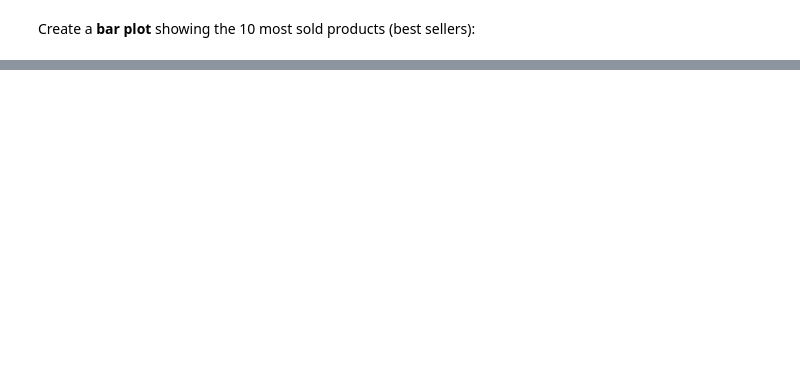
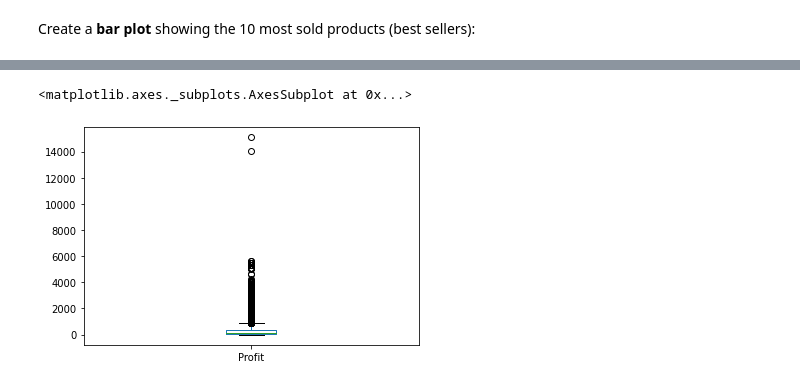
Before and after one commit to johamunoz/FreeCodeCamp-Pandas-Real-Life-Example, a Jupyter notebook: Exercises_1.ipynb, the cells around one changed output, grey strips where cells are left out. Cells and saved outputs as stored; diff of their text form; code cells hidden in the pictures; blank space fills up the shorter version.

```diff
--- a/Exercises_1.ipynb
+++ b/Exercises_1.ipynb
@@ -185,5 +242,10 @@ sales.plot(kind='scatter', x='Order_Quantity', y='Profit', figsize=(6,6))
 ### Can you see any relationship between `Profit` per `Country`?
 
 Show a grouped <b>box plot</b> per country with the profit values.
+# %%
+sales.plot(x='Country',y='Profit',kind="box")
+# %% [output]
+<matplotlib.axes._subplots.AxesSubplot at 0x...>
+[figure, added]
 # %%
 # your code goes here
```
Also changed, not shown: parts of 41 cells of this notebook.
